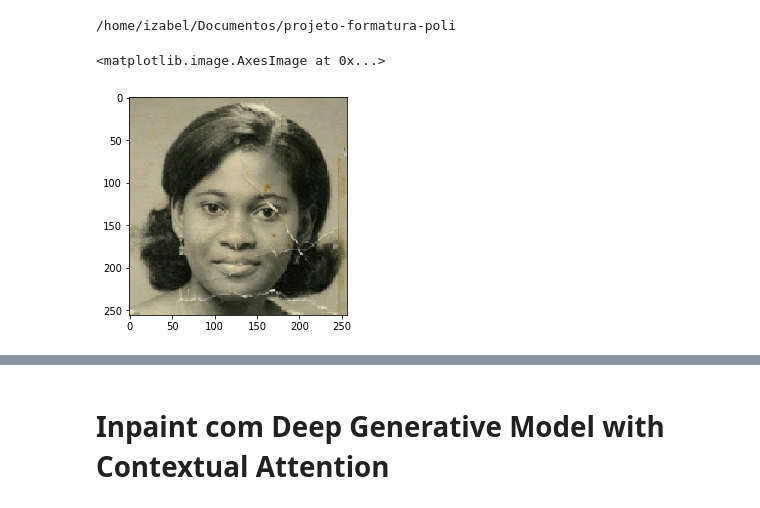
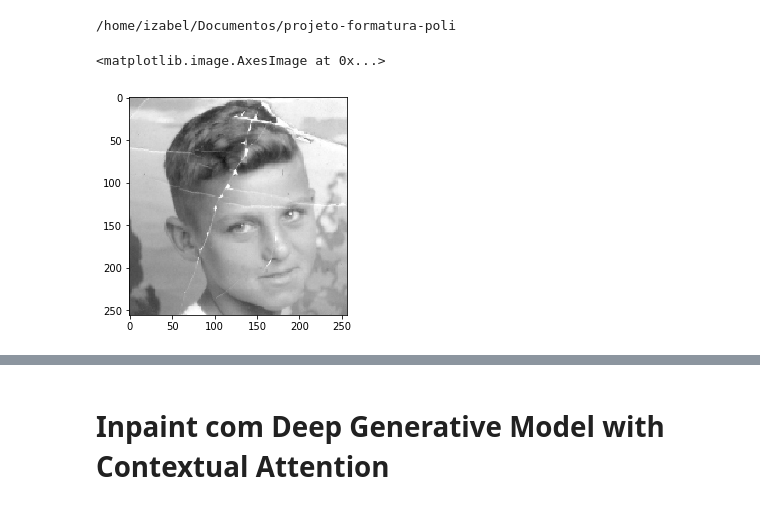
Before and after one commit to izabel-ferrari/projeto-formatura-poli, a Jupyter notebook: Checkpoint 19-10.ipynb, the cells around one changed output, grey strips where cells are left out. Cells and saved outputs as stored; diff of their text form; code cells hidden in the pictures.

```diff
--- a/Checkpoint 19-10.ipynb
+++ b/Checkpoint 19-10.ipynb
@@ -18,22 +18,22 @@ print(cwd)
 # %%
 # Define o caminho e inicializa a imagem
 
-img_number = '2'
+img_number = '5'
 
 source_jpg = 'img_' + img_number + '.jpg'
 source_png = 'img_' + img_number + '.png'
 
 img_filepath = cwd + '/images/' + source_jpg
 mask_filepath = cwd + '/masks/' + 'mask_'+ source_png
 inpaint_opencv_filepath = cwd + '/inpaints/' + 'inpaint_opencv_' + source_jpg
 inpaint_generative_filepath = cwd + '/inpaints/' + 'inpaint_generative_' + source_png
 
 image = np.asarray(Image.open(img_filepath))
 
 plt.imshow(image)
 # %% [output]
 <matplotlib.image.AxesImage at 0x...>
-[figure, old version]
+[figure, new version]
 # %%
 %%time
 
```
Also changed, not shown: parts of 7 cells of this notebook, 35 other files.
